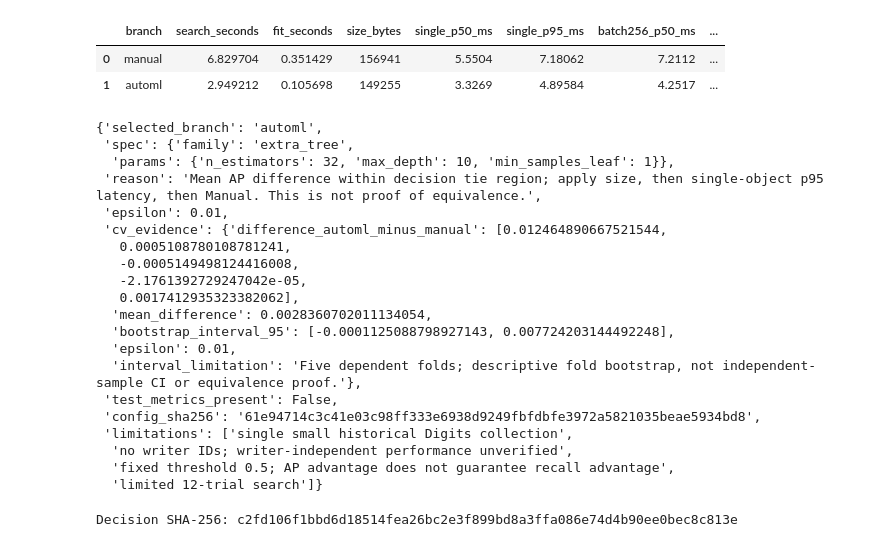
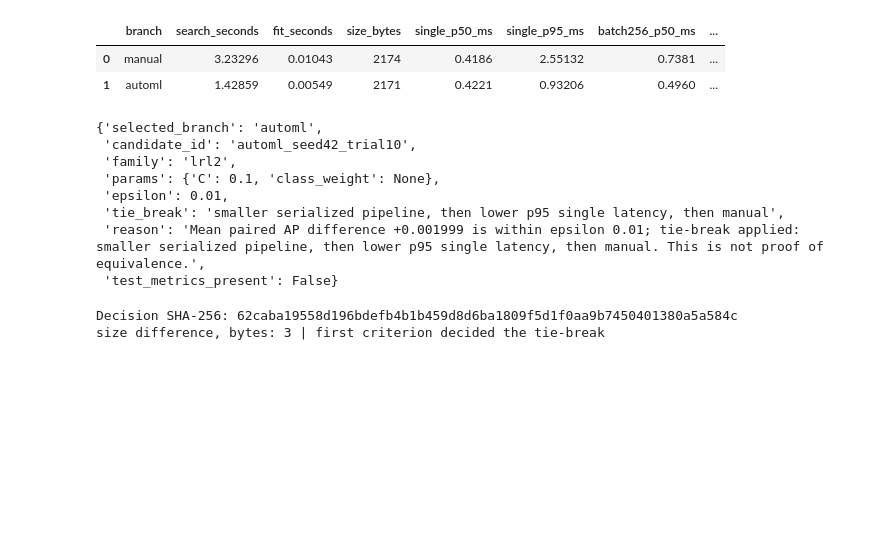
Before and after one commit to solomiiakovalchuk/machineLearning, a Jupyter notebook: lab06/notebook/lab06.ipynb, the cells around one changed output. Drawn from its saved outputs; the diff is of its cells as text; code cells hidden in the pictures; blank space fills up the shorter version.

```diff
--- a/lab06/notebook/lab06.ipynb
+++ b/lab06/notebook/lab06.ipynb
@@ -154,0 +56,14 @@ assert (table('budget_audit').cv_fits==36).all()
+# %%
+cfg=json.loads((ROOT/'configs/experiment.json').read_text(encoding='utf-8'))
+display(cfg)
+assert cfg['test_used_for_search'] is False and cfg['test_used_for_selection'] is False
+contract=record('search_contract')
+display(pd.DataFrame([{'candidate_id':s['candidate_id'],'family':s['family'],'params':json.dumps(s['params'])} for s in contract['manual']]))
+display(pd.DataFrame({k:{p:str(v) for p,v in d.items()} for k,d in contract['flaml_space'].items()}).T)
+splits=table('split_ids')
+assert not set(splits[splits.part.eq('train')].id)&set(splits[splits.part.eq('test')].id)
+assert sorted(splits.id)==list(range(569))
+X,y,names=E.load_data()
+tr=splits[splits.part.eq('train')].id.to_numpy();te=splits[splits.part.eq('test')].id.to_numpy()
+assert (len(tr),len(te))==(455,114) and (int(y[tr].sum()),int(y[te].sum()))==(170,42)
+display(pd.DataFrame({'n':[len(tr),len(te)],'malignant':[int(y[tr].sum()),int(y[te].sum())]},index=['train','test']))
@@ -293,36 +388,27 @@ Latency: 7 прогрівів, 45 вимірювань, один потік; п
 # %%
-display(table('engineering').round(6))
-decision=record('decision_record');display(decision)
+eng=table('engineering');display(eng.round(5))
+decision=record('decision_record');display({k:decision[k] for k in ['selected_branch','candidate_id','family','params','epsilon','tie_break','reason','test_metrics_present']})
 digest=E.sha256_file(ROOT/'results/decision_record.json')
 print('Decision SHA-256:',digest)
 assert digest==(ROOT/'results/decision.sha256').read_text().strip()
 assert decision['test_metrics_present'] is False
-eng=table('engineering')
-if abs(decision['cv_evidence']['mean_difference'])<=decision['epsilon']:
+assert decision['config_sha256']==E.sha256_file(ROOT/'configs/experiment.json')
+delta=decision['cv_evidence']['mean_difference']
+if abs(delta)<=decision['epsilon']:
     expected=eng.sort_values(['size_bytes','single_p95_ms','branch']).iloc[0].branch
     assert expected==decision['selected_branch']
+print('size difference, bytes:',int(eng.size_bytes.max()-eng.size_bytes.min()),'| first criterion decided the tie-break')
 # %% [output]
 |  | branch | search_seconds | fit_seconds | size_bytes | single_p50_ms | single_p95_ms | batch256_p50_ms | ... |
-| 0 | manual | 6.829704 | 0.351429 | 156941 | 5.5504 | 7.18062 | 7.2112 | ... |
-| 1 | automl | 2.949212 | 0.105698 | 149255 | 3.3269 | 4.89584 | 4.2517 | ... |
+| 0 | manual | 3.23296 | 0.01043 | 2174 | 0.4186 | 2.55132 | 0.7381 | ... |
+| 1 | automl | 1.42859 | 0.00549 | 2171 | 0.4221 | 0.93206 | 0.4960 | ... |
 {'selected_branch': 'automl',
- 'spec': {'family': 'extra_tree',
-  'params': {'n_estimators': 32, 'max_depth': 10, 'min_samples_leaf': 1}},
- 'reason': 'Mean AP difference within decision tie region; apply size, then single-object p95 latency, then Manual. This is not proof of equivalence.',
+ 'candidate_id': 'automl_seed42_trial10',
+ 'family': 'lrl2',
+ 'params': {'C': 0.1, 'class_weight': None},
  'epsilon': 0.01,
- 'cv_evidence': {'difference_automl_minus_manual': [0.012464890667521544,
-   0.0005108780108781241,
-   -0.0005149498124416008,
-   -2.1761392729247042e-05,
-   0.0017412935323382062],
-  'mean_difference': 0.0028360702011134054,
-  'bootstrap_interval_95': [-0.0001125088798927143, 0.007724203144492248],
-  'epsilon': 0.01,
-  'interval_limitation': 'Five dependent folds; descriptive fold bootstrap, not independent-sample CI or equivalence proof.'},
- 'test_metrics_present': False,
- 'config_sha256': '61e94714c3c41e03c98ff333e6938d9249fbfdbfe3972a5821035beae5934bd8',
- 'limitations': ['single small historical Digits collection',
-  'no writer IDs; writer-independent performance unverified',
-  'fixed threshold 0.5; AP advantage does not guarantee recall advantage',
-  'limited 12-trial search']}
+ 'tie_break': 'smaller serialized pipeline, then lower p95 single latency, then manual',
+ 'reason': 'Mean paired AP difference +0.001999 is within epsilon 0.01; tie-break applied: smaller serialized pipeline, then lower p95 single latency, then manual. This is not proof of equivalence.',
+ 'test_metrics_present': False}
-Decision SHA-256: c2fd106f1bbd6d18514fea26bc2e3f899bd8a3ffa086e74d4b90ee0bec8c813e
+Decision SHA-256: 62caba19558d196bdefb4b1b459d8d6ba1809f5d1f0aa9b7450401380a5a584c
+size difference, bytes: 3 | first criterion decided the tie-break
```
Also changed, not shown: parts of 27 cells of this notebook, 3 other files.
